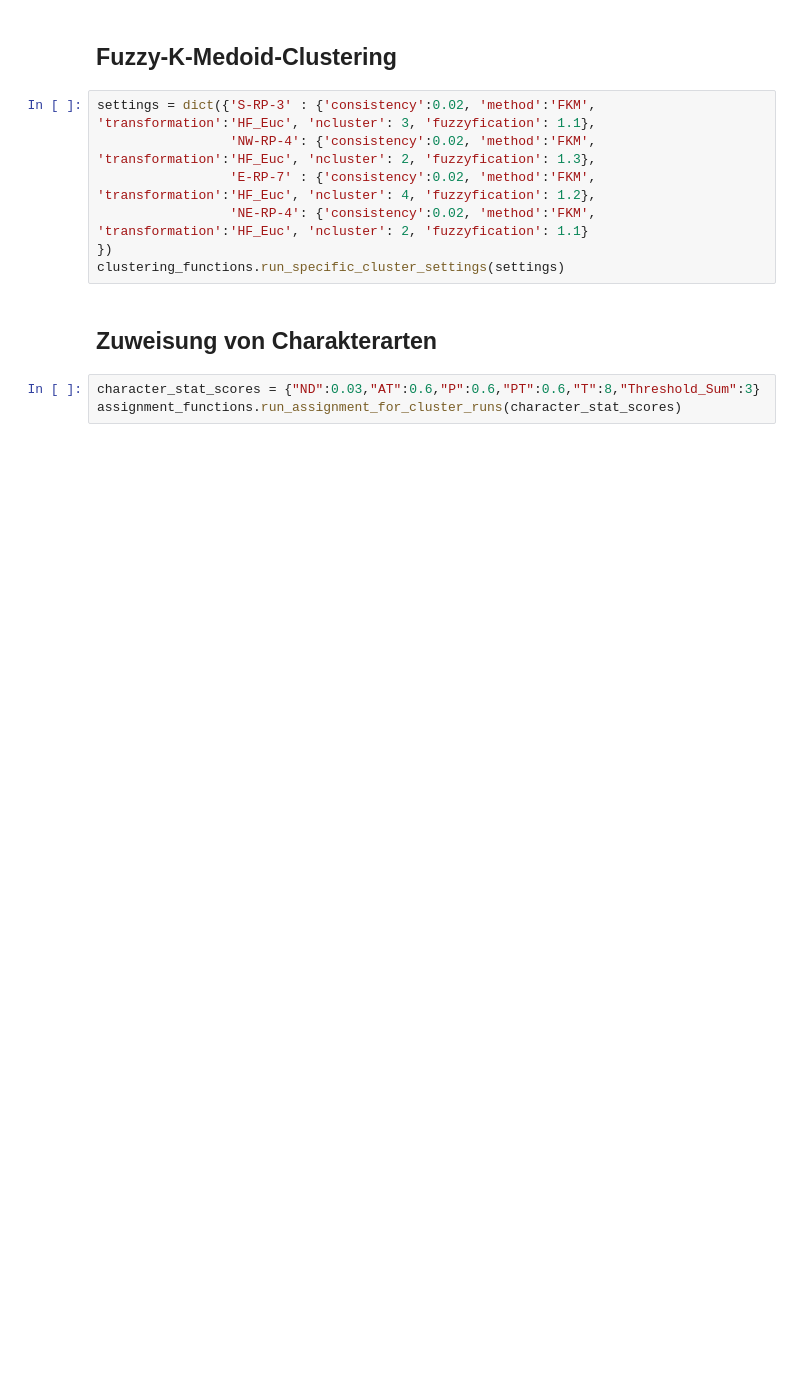
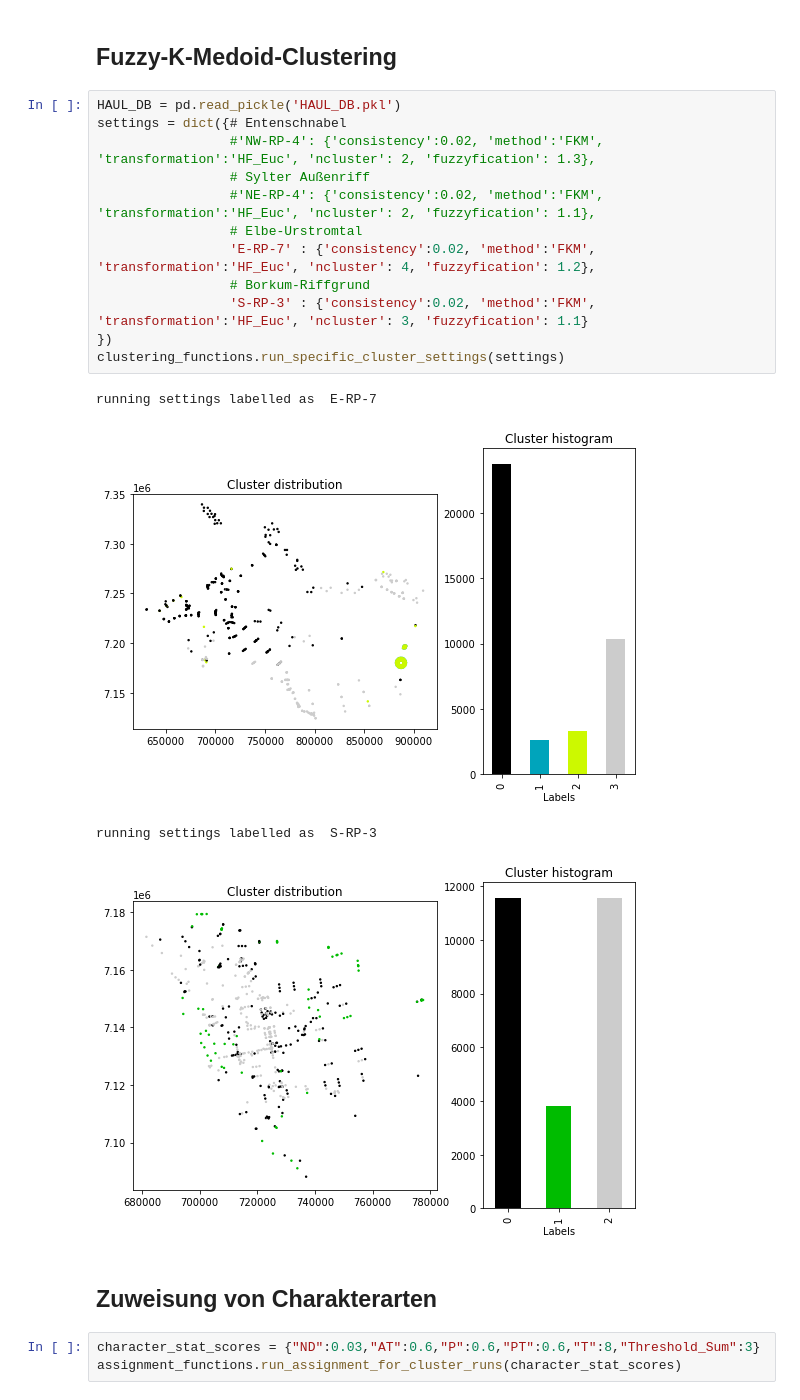
Before and after one commit to markorothe/Modellierung_von_Weichboden-Biotopen, a Jupyter notebook: 01_Clustering.ipynb, the cells around one changed output. Cells and saved outputs as stored; diff of their text form; blank space fills up the shorter version.

```diff
--- a/01_Clustering.ipynb
+++ b/01_Clustering.ipynb
@@ -20,12 +51,22 @@ HAUL_DB = data_filtering_functions.replace_placeholders(HAUL_DB)
 # %% [markdown]
 ## Fuzzy-K-Medoid-Clustering
-# %%
-settings = dict({'S-RP-3' : {'consistency':0.02, 'method':'FKM', 'transformation':'HF_Euc', 'ncluster': 3, 'fuzzyfication': 1.1},
-                 'NW-RP-4': {'consistency':0.02, 'method':'FKM', 'transformation':'HF_Euc', 'ncluster': 2, 'fuzzyfication': 1.3},
-                 'E-RP-7' : {'consistency':0.02, 'method':'FKM', 'transformation':'HF_Euc', 'ncluster': 4, 'fuzzyfication': 1.2},
-                 'NE-RP-4': {'consistency':0.02, 'method':'FKM', 'transformation':'HF_Euc', 'ncluster': 2, 'fuzzyfication': 1.1}
-})
-clustering_functions.run_specific_cluster_settings(settings)
+# %%
+HAUL_DB = pd.read_pickle('HAUL_DB.pkl')
+settings = dict({# Entenschnabel
+                 #'NW-RP-4': {'consistency':0.02, 'method':'FKM', 'transformation':'HF_Euc', 'ncluster': 2, 'fuzzyfication': 1.3},
+                 # Sylter Außenriff
+                 #'NE-RP-4': {'consistency':0.02, 'method':'FKM', 'transformation':'HF_Euc', 'ncluster': 2, 'fuzzyfication': 1.1},
+                 # Elbe-Urstromtal
+                 'E-RP-7' : {'consistency':0.02, 'method':'FKM', 'transformation':'HF_Euc', 'ncluster': 4, 'fuzzyfication': 1.2},
+                 # Borkum-Riffgrund
+                 'S-RP-3' : {'consistency':0.02, 'method':'FKM', 'transformation':'HF_Euc', 'ncluster': 3, 'fuzzyfication': 1.1}
+})
+clustering_functions.run_specific_cluster_settings(settings)
+# %% [output]
+running settings labelled as  E-RP-7
+[figure, added]
+running settings labelled as  S-RP-3
+[figure, added]
 # %% [markdown]
 ## Zuweisung von Charakterarten
 # %%
```
Also changed, not shown: parts of 7 cells of this notebook.
